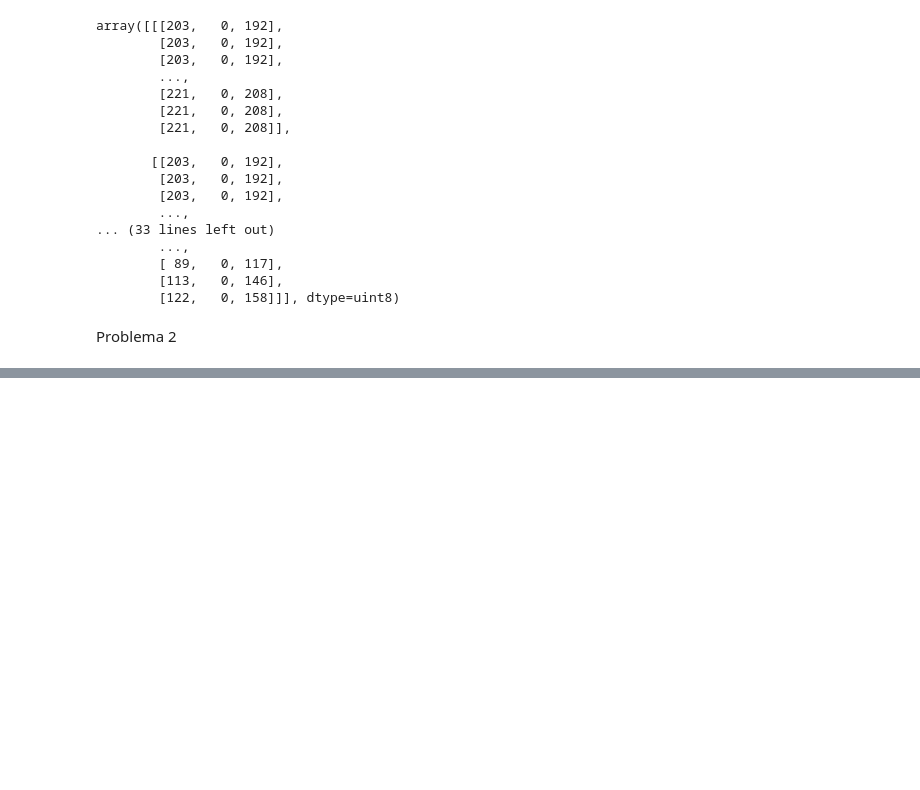
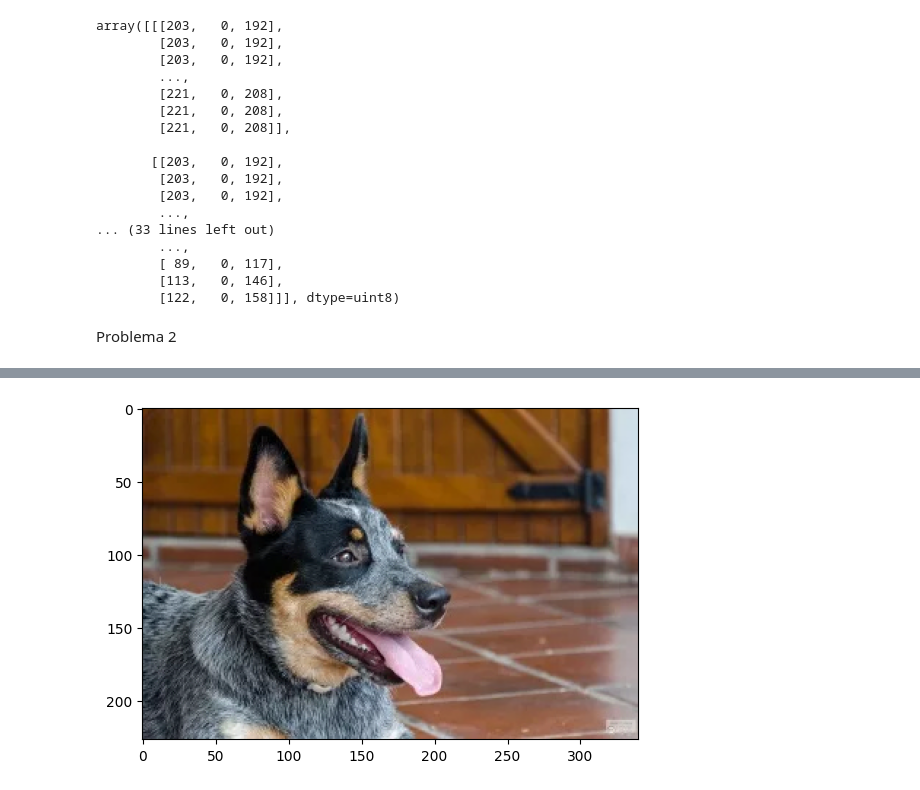
Before and after one commit to sergioguzman27/text_mining_lab1, a Jupyter notebook: laboratorio.ipynb, the cells around one changed output, grey strips where cells are left out. Cells and saved outputs as stored; diff of their text form; code cells hidden in the pictures; blank space fills up the shorter version.

```diff
--- a/laboratorio.ipynb
+++ b/laboratorio.ipynb
@@ -142,0 +163,6 @@ Problema 2
+# %%
+imagen_color = construir_imagen_color(img_gris_azul, img_gris_verde, img_gris_rojo)
+plt.imshow(imagen_color)
+plt.show()
+# %% [output]
+[figure, added]
```
Also changed, not shown: parts of 4 cells of this notebook.
